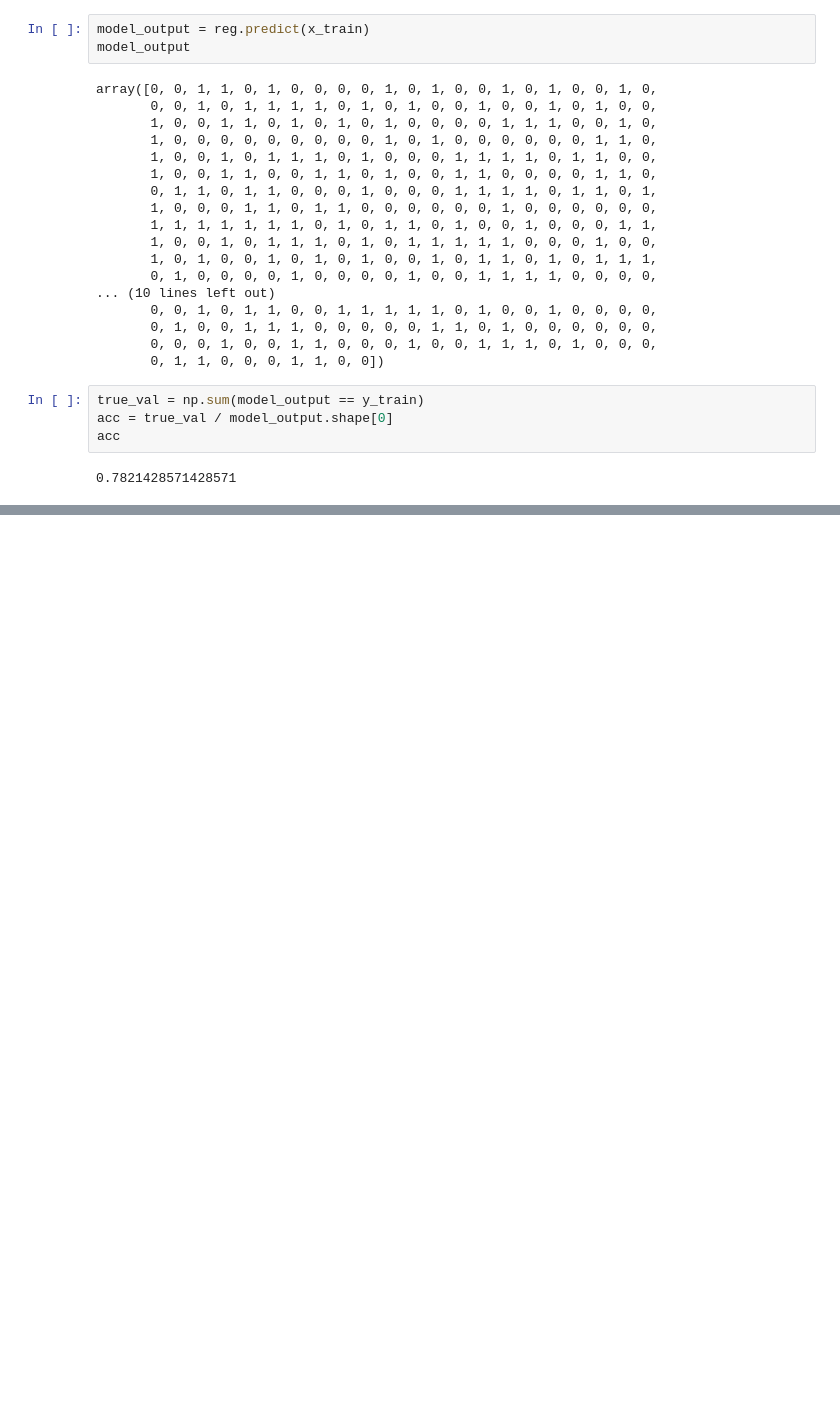
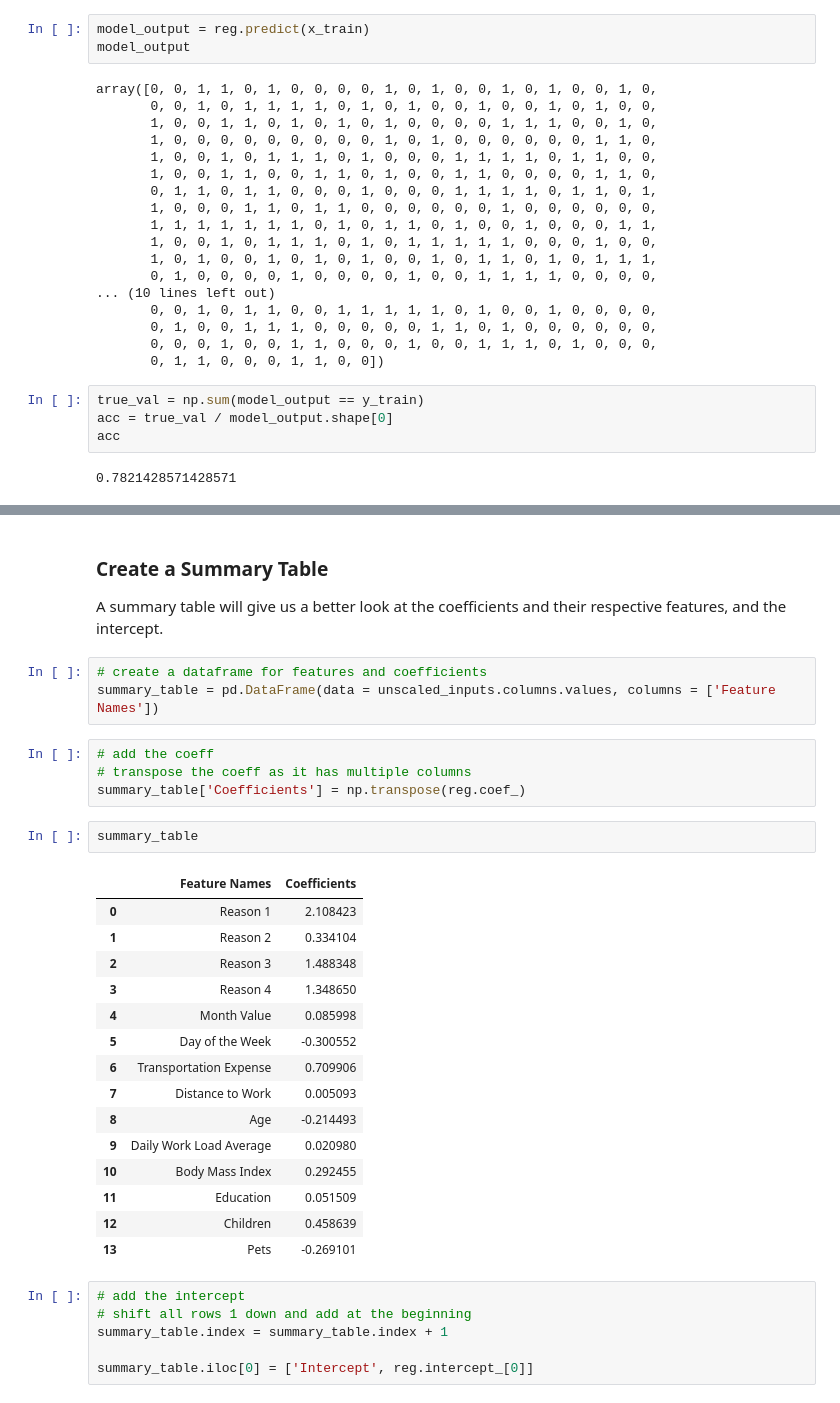
Before and after one commit to Rafsan7238/Data-Science_Udemy, a Jupyter notebook: Exercise/Final Project_Absenteeism/ML Model/logistic regression.ipynb, the cells around one changed output, grey strips where cells are left out. Cells and saved outputs as stored; diff of their text form; blank space fills up the shorter version.

Commit message:
Calculated coef and intercept
Calculated coef and intercept; added summary table

```diff
--- a/Exercise/Final Project_Absenteeism/ML Model/logistic regression.ipynb
+++ b/Exercise/Final Project_Absenteeism/ML Model/logistic regression.ipynb
@@ -240,0 +255,35 @@ acc
+# %% [markdown]
+### Create a Summary Table
+
+A summary table will give us a better look at the coefficients and their respective features, and the intercept.
+# %%
+# create a dataframe for features and coefficients
+summary_table = pd.DataFrame(data = unscaled_inputs.columns.values, columns = ['Feature Names'])
+# %%
+# add the coeff
+# transpose the coeff as it has multiple columns
+summary_table['Coefficients'] = np.transpose(reg.coef_)
+# %%
+summary_table
+# %% [output]
+|  | Feature Names | Coefficients |
+| 0 | Reason 1 | 2.108423 |
+| 1 | Reason 2 | 0.334104 |
+| 2 | Reason 3 | 1.488348 |
+| 3 | Reason 4 | 1.348650 |
+| 4 | Month Value | 0.085998 |
+| 5 | Day of the Week | -0.300552 |
+| 6 | Transportation Expense | 0.709906 |
+| 7 | Distance to Work | 0.005093 |
+| 8 | Age | -0.214493 |
+| 9 | Daily Work Load Average | 0.020980 |
+| 10 | Body Mass Index | 0.292455 |
+| 11 | Education | 0.051509 |
+| 12 | Children | 0.458639 |
+| 13 | Pets | -0.269101 |
+# %%
+# add the intercept
+# shift all rows 1 down and add at the beginning
+summary_table.index = summary_table.index + 1
+
+summary_table.iloc[0] = ['Intercept', reg.intercept_[0]]
```
Also changed, not shown: parts of 4 cells of this notebook.
